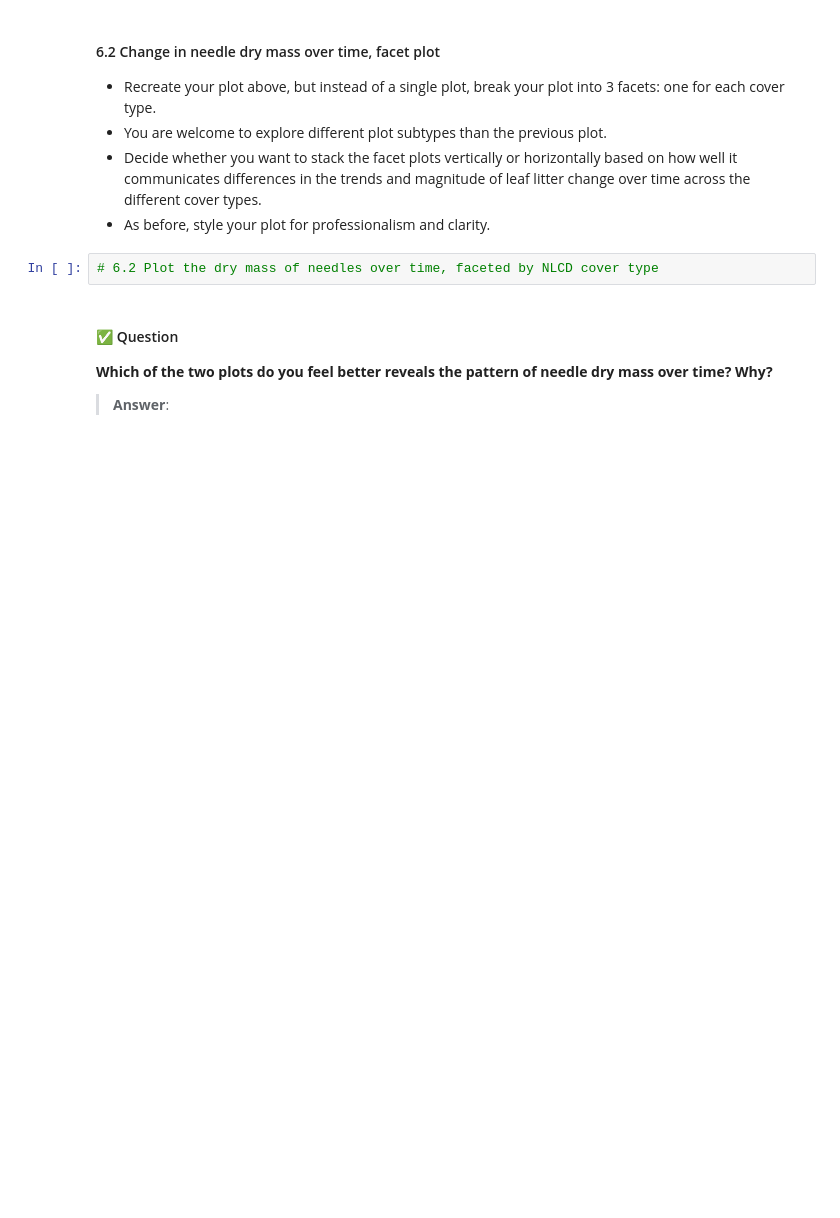
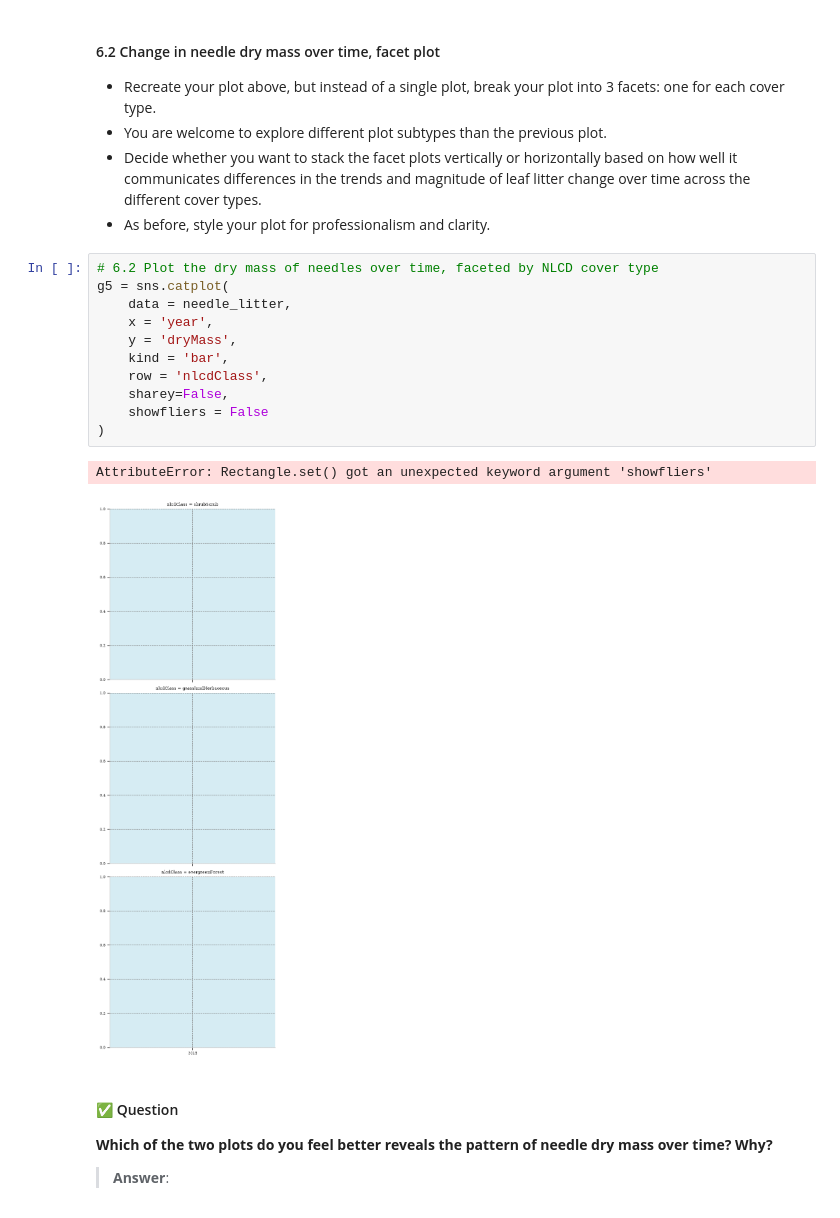
Before and after one commit to Sophiacyt/ENV700, a Jupyter notebook: Assignments/st570_A5-DataVisualization.ipynb, the cells around one changed output. Saved outputs shown, nothing was run; the diff lists cells and outputs as text; blank space fills up the shorter version.

```diff
--- a/Assignments/st570_A5-DataVisualization.ipynb
+++ b/Assignments/st570_A5-DataVisualization.ipynb
@@ -260,6 +260,18 @@ sns.move_legend(g4, loc = 'upper right', bbox_to_anchor = (1.03,0.985), title='N
 * As before, style your plot for professionalism and clarity.
 # %%
 # 6.2 Plot the dry mass of needles over time, faceted by NLCD cover type
+g5 = sns.catplot(
+    data = needle_litter,
+    x = 'year',
+    y = 'dryMass',
+    kind = 'bar',
+    row = 'nlcdClass',
+    sharey=False,
+    showfliers = False
+)
+# %% [output]
+AttributeError: Rectangle.set() got an unexpected keyword argument 'showfliers'
+[figure, added]
 # %% [markdown]
 #### ✅ Question
 **Which of the two plots do you feel better reveals the pattern of needle dry mass over time? Why?**
```
